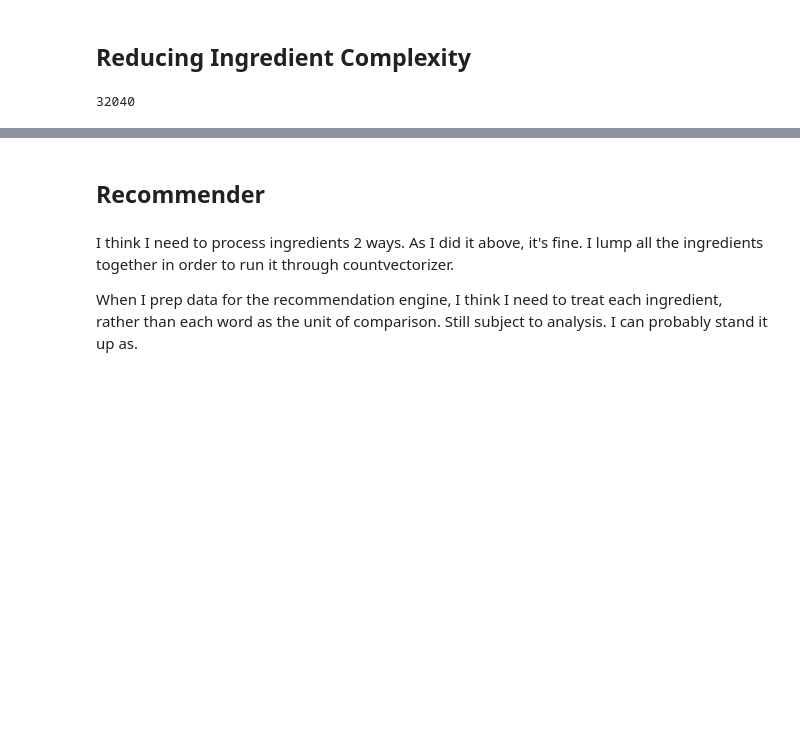
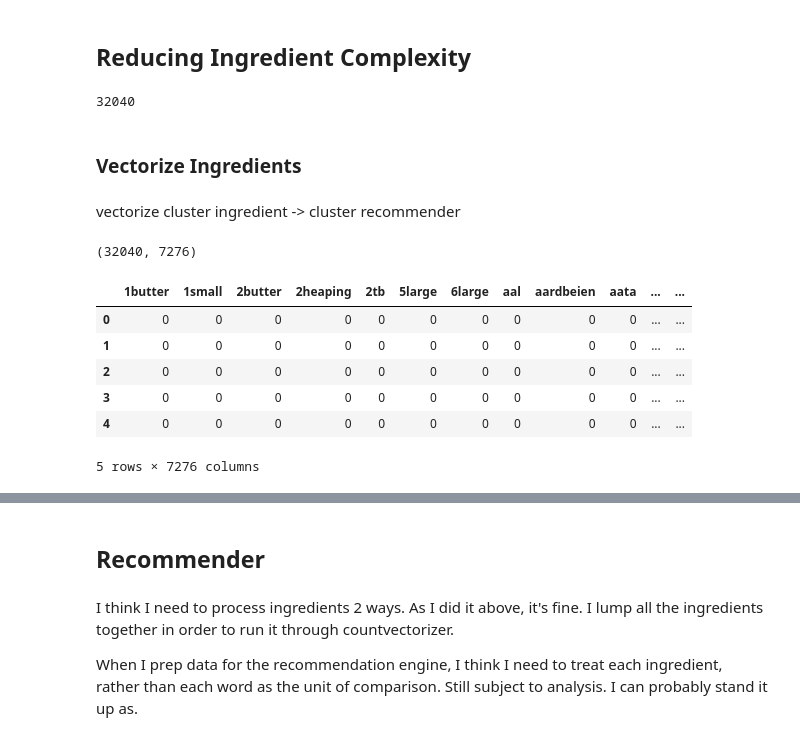
Before and after one commit to mjschillawski/capstone_project, a Jupyter notebook: 00_EDA.ipynb, the cells around one changed output, grey strips where cells are left out. Saved outputs shown, nothing was run; the diff lists cells and outputs as text; code cells hidden in the pictures; blank space fills up the shorter version.

```diff
--- a/00_EDA.ipynb
+++ b/00_EDA.ipynb
@@ -661,0 +648,27 @@ cookbook = [["|".join(ingredient) for
+# %% [markdown]
+### Vectorize Ingredients
+# %% [markdown]
+vectorize
+cluster
+ingredient -> cluster
+recommender
+# %%
+ingredient_master_cvector = CountVectorizer(strip_accents=ascii)
+ingredient_master_cvectordata = ingredient_master_cvector.fit_transform(ingredient_master)
+
+ingredient_master_cvector_dense  = pd.DataFrame(ingredient_master_cvectordata.todense(),
+             columns=ingredient_master_cvector.get_feature_names())
+
+ingredient_master_cvector_dense.shape
+# %% [output]
+(32040, 7276)
+# %%
+ingredient_master_cvector_dense.head()
+# %% [output]
+|  | 1butter | 1small | 2butter | 2heaping | 2tb | 5large | 6large | aal | aardbeien | aata | ... | ... |
+| 0 | 0 | 0 | 0 | 0 | 0 | 0 | 0 | 0 | 0 | 0 | ... | ... |
+| 1 | 0 | 0 | 0 | 0 | 0 | 0 | 0 | 0 | 0 | 0 | ... | ... |
+| 2 | 0 | 0 | 0 | 0 | 0 | 0 | 0 | 0 | 0 | 0 | ... | ... |
+| 3 | 0 | 0 | 0 | 0 | 0 | 0 | 0 | 0 | 0 | 0 | ... | ... |
+| 4 | 0 | 0 | 0 | 0 | 0 | 0 | 0 | 0 | 0 | 0 | ... | ... |
+5 rows × 7276 columns
```
Also changed, not shown: parts of 17 cells of this notebook, 5 other files.
